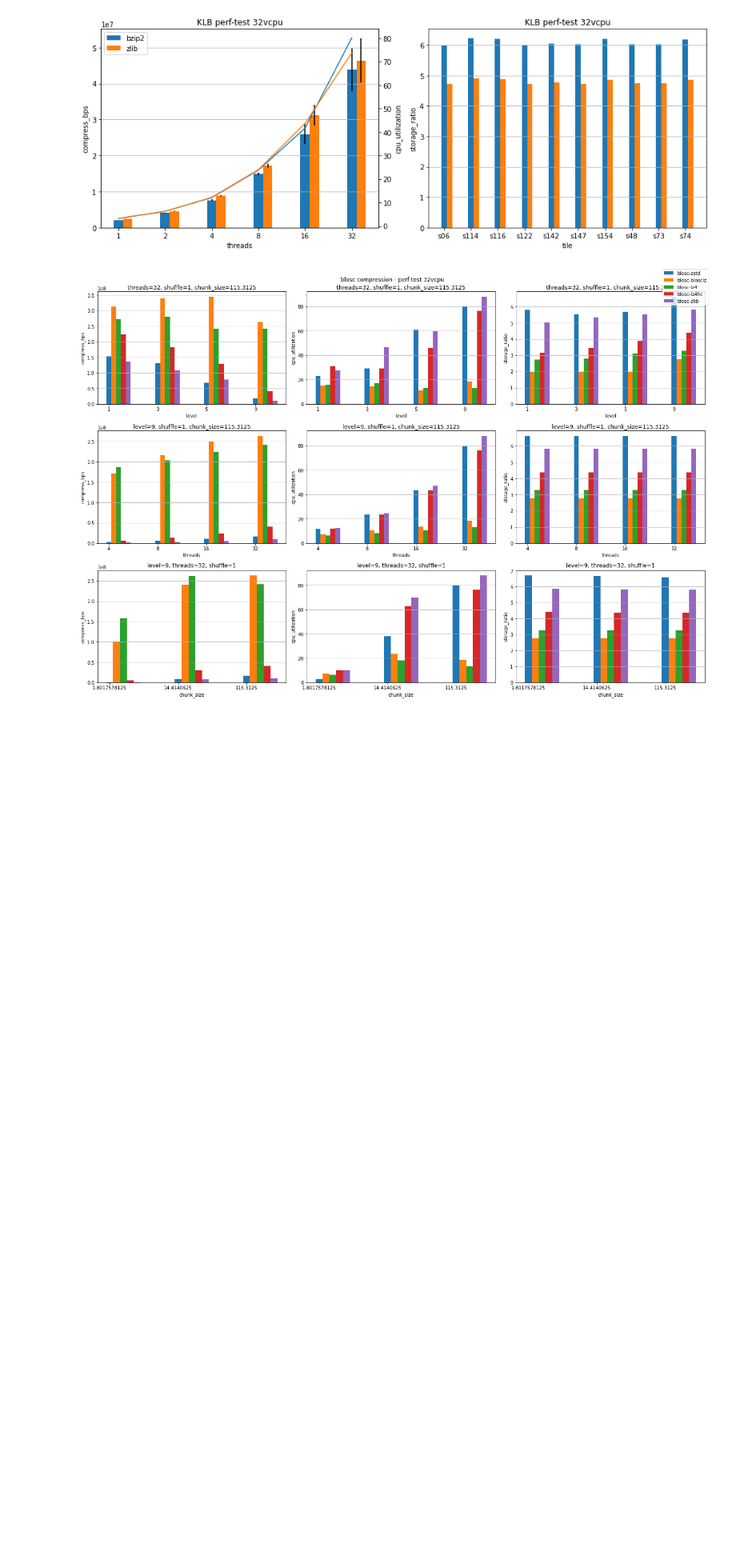
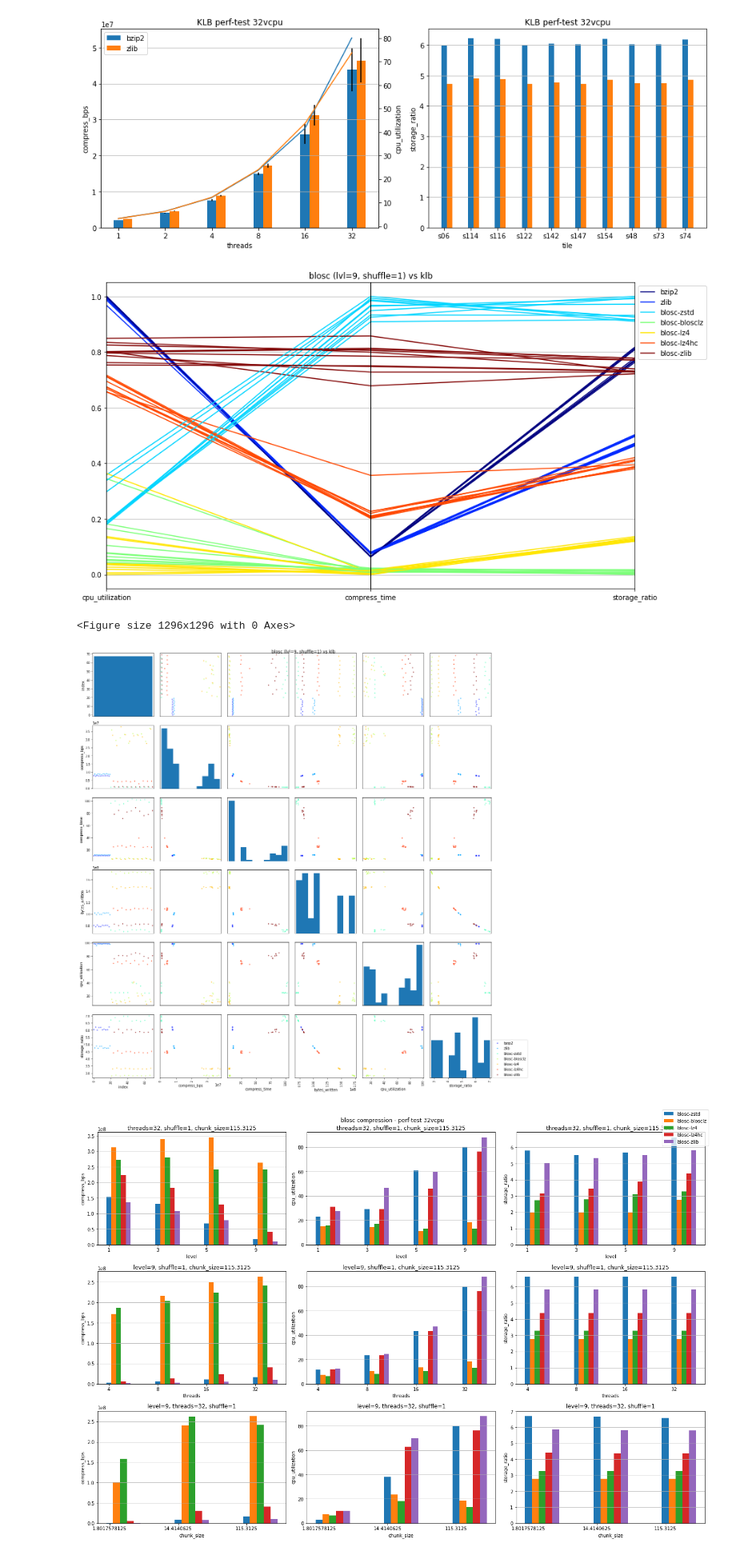
Before and after one commit to AllenNeuralDynamics/lightsheet-compression-tests, a Jupyter notebook: compression_plots.ipynb, the cells around one changed output. Shown at 80% size. Cells and saved outputs as stored; diff of their text form; code cells hidden in the pictures; blank space fills up the shorter version.

Commit message:
add klb and blosc comparison plot to notebook

```diff
--- a/compression_plots.ipynb
+++ b/compression_plots.ipynb
@@ -293,4 +301,66 @@ ax[0].legend(loc='upper left')
 plt.tight_layout()
 # %% [output]
 [figure]
+# %%
+def klb_vs_zarr():
+    """Comparison of klb and zarr codec performance on 10 random tiles from the exm-hemi-brain HDF5 dataset.
+    Test machine: ibs-davidf-vm1
+    Data written to isilon (/allen/scratch)"""
+
+    klb_metrics = r"Y:\allen\scratch\aindtemp\cameron.arshadi\klb-compression-metrics_ibs_davidf_vm1_data.h5.csv"
+    zarr_metrics = r"Y:\allen\scratch\aindtemp\cameron.arshadi\compression-metrics_data.h5.csv"
+
+    klb_df = pd.read_csv(klb_metrics, index_col='test_number')
+    # Blosc uses up to 8 threads by default
+    # Extract relevant observations from klb csv
+    klb_df = klb_df[klb_df['threads'] == 4]
+    klb_df['format'] = 'klb'
+
+    zarr_df = pd.read_csv(zarr_metrics, index_col='test_number')
+    level = 9
+    shuffle = 1
+    zarr_df = zarr_df[zarr_df['level'] == level]
+    zarr_df = zarr_df[zarr_df['shuffle'] == shuffle]
+    zarr_df['format'] = 'zarr'
+
+    merged_df = pd.concat([klb_df, zarr_df], ignore_index=True).dropna(axis=1)
+    merged_df.reset_index(inplace=True)
+    merged_df.drop(['bytes_read', 'read_time', 'read_bps'], axis=1, inplace=True)
+
+    # parallel coordinates
+    # standardize features
+    from sklearn.preprocessing import MinMaxScaler
+    cols = ['cpu_utilization', 'compress_time', 'storage_ratio']
+    scaled_df = pd.DataFrame(MinMaxScaler().fit_transform(merged_df[cols]), columns=cols)
+    scaled_df['compressor_name'] = merged_df['compressor_name']
+    plt.figure(1, figsize=(13, 7))
+    pd.plotting.parallel_coordinates(
+        scaled_df,
+        'compressor_name',
+        cols=cols,
+        colormap='jet'
+    ).legend(loc='upper left', bbox_to_anchor=(1, 1))
+    plt.title(f"blosc (lvl={level}, shuffle={shuffle}) vs klb")
+    plt.tight_layout()
+
+    # pair plot
+    plt.figure(2, figsize=(18, 18))
+    labels = merged_df['compressor_name'].unique().tolist()
+    color_palette = [plt.cm.get_cmap('jet')(i / len(labels)) for i in range(1, len(labels) + 1)]
+    color_map = dict(zip(labels, color_palette))
+    color_idx = merged_df['compressor_name'].map(lambda x: color_map.get(x))
+    pd.plotting.scatter_matrix(merged_df, color=color_idx, figsize=(18, 18), alpha=0.7)
+    # hack a legend
+    handles = [plt.plot([], [], color=c, ls="", marker=".", markersize=np.sqrt(10))[0] for c in color_palette]
+    plt.legend(handles, labels, loc=(1.02, 0))
+    plt.suptitle(f"blosc (lvl={level}, shuffle={shuffle}) vs klb")
+    plt.tight_layout()
+
+    plt.show()
+
+klb_vs_zarr()
+# %% [output]
+[figure, added]
+<Figure size 1296x1296 with 0 Axes>
+[figure, added]
 # %%
```
Also changed, not shown: parts of 11 cells of this notebook.
